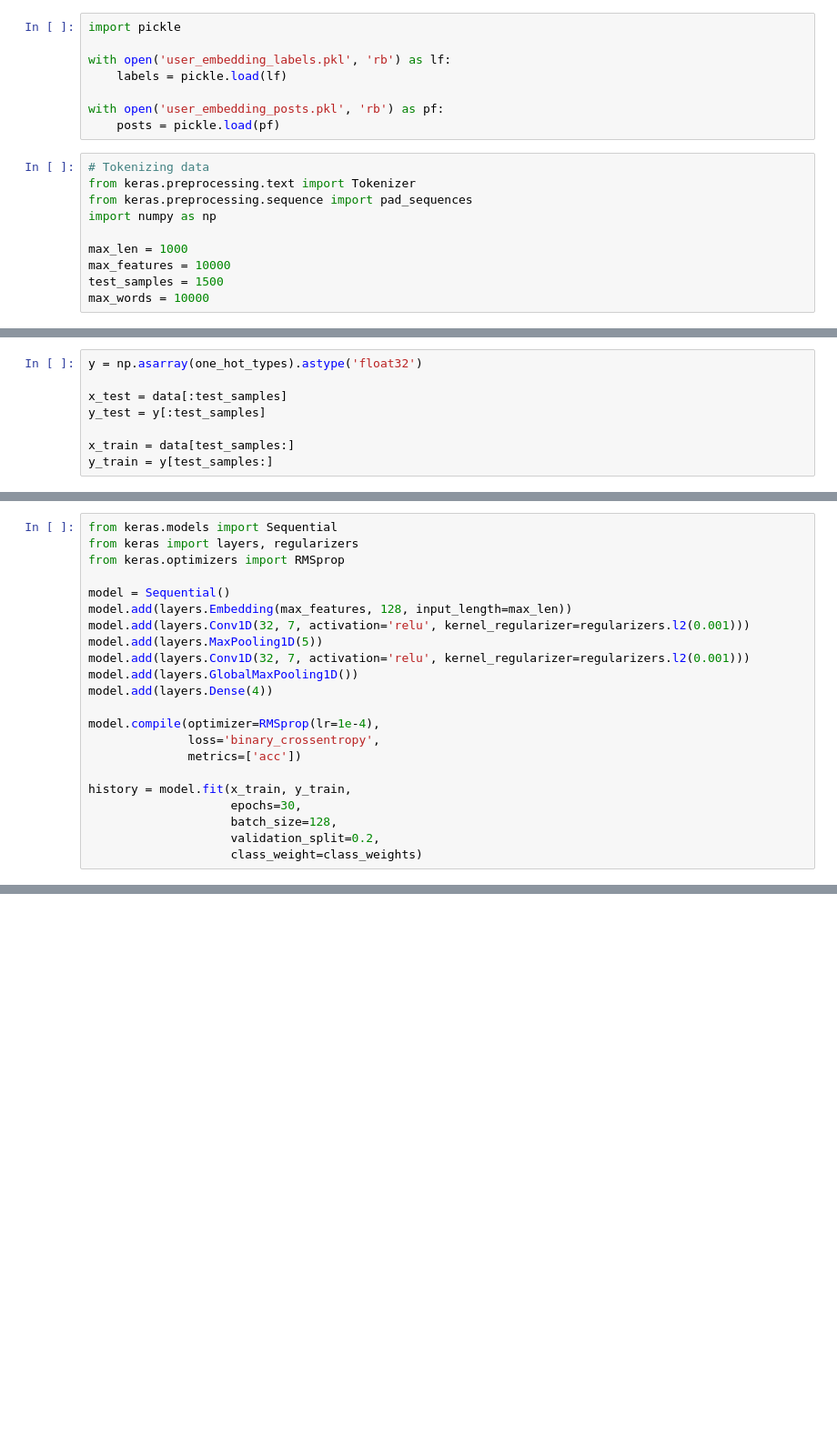
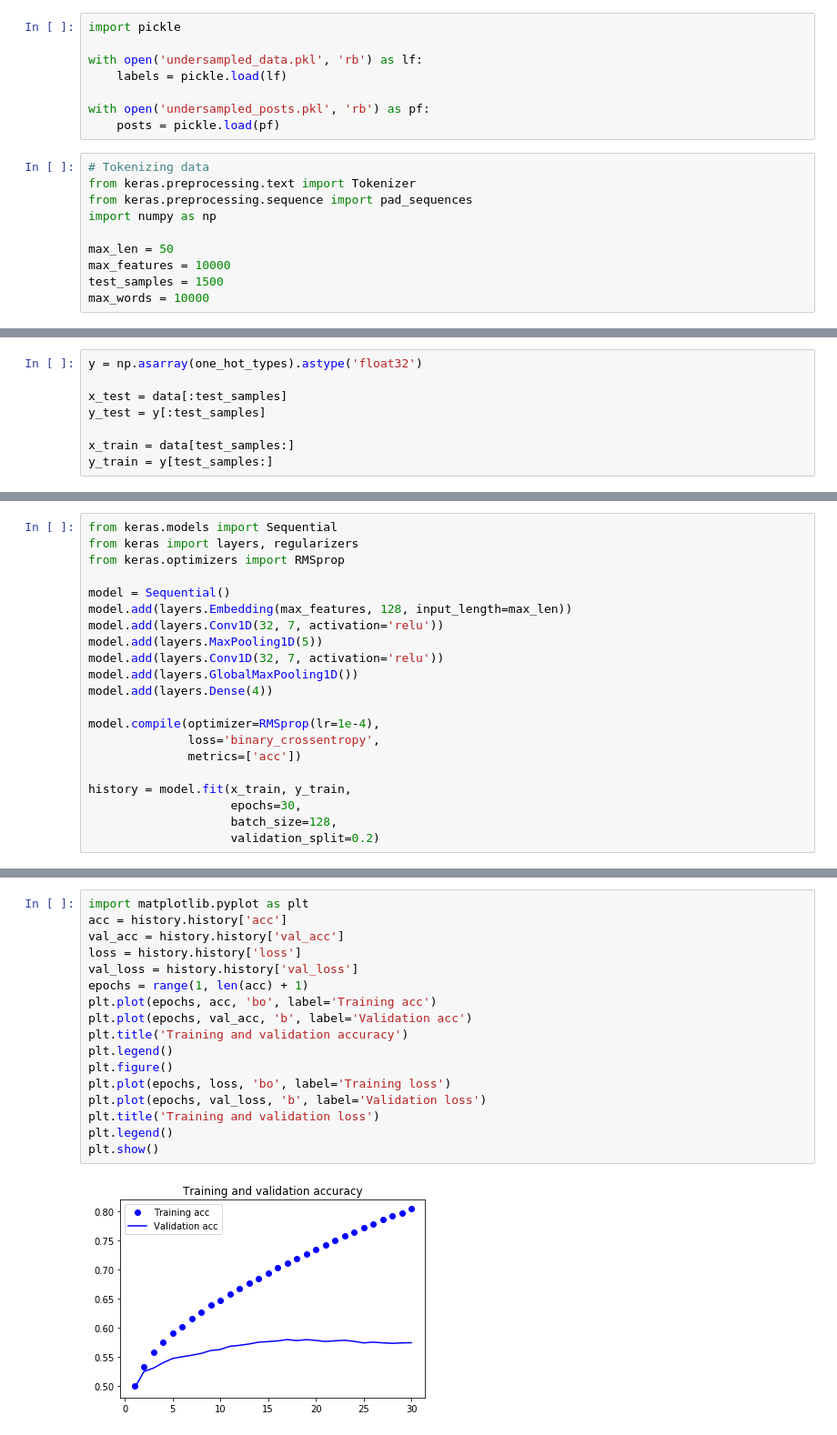
Before and after one commit to PaulKMandal/MBTI-Prediction, a Jupyter notebook: 1D-CNN.ipynb, the cells around one changed output, grey strips where cells are left out. Shown: that part at 91% size. Saved outputs shown, nothing was run; the diff lists cells and outputs as text; blank space fills up the shorter version.

```diff
--- a/1D-CNN.ipynb
+++ b/1D-CNN.ipynb
@@ -1,10 +1,10 @@
 # %%
 import pickle
 
-with open('user_embedding_labels.pkl', 'rb') as lf:
+with open('undersampled_data.pkl', 'rb') as lf:
     labels = pickle.load(lf)
 
-with open('user_embedding_posts.pkl', 'rb') as pf:
+with open('undersampled_posts.pkl', 'rb') as pf:
     posts = pickle.load(pf)
 # %%
 # Tokenizing data
@@ -12,7 +12,7 @@ from keras.preprocessing.text import Tokenizer
 from keras.preprocessing.sequence import pad_sequences
 import numpy as np
 
-max_len = 1000
+max_len = 50
 max_features = 10000
 test_samples = 1500
 max_words = 10000
@@ -115,9 +104,9 @@ from keras.optimizers import RMSprop
 
 model = Sequential()
 model.add(layers.Embedding(max_features, 128, input_length=max_len))
-model.add(layers.Conv1D(32, 7, activation='relu', kernel_regularizer=regularizers.l2(0.001)))
+model.add(layers.Conv1D(32, 7, activation='relu'))
 model.add(layers.MaxPooling1D(5))
-model.add(layers.Conv1D(32, 7, activation='relu', kernel_regularizer=regularizers.l2(0.001)))
+model.add(layers.Conv1D(32, 7, activation='relu'))
 model.add(layers.GlobalMaxPooling1D())
 model.add(layers.Dense(4))
 
@@ -128,6 +117,5 @@ model.compile(optimizer=RMSprop(lr=1e-4),
 history = model.fit(x_train, y_train,
                     epochs=30,
                     batch_size=128,
-                    validation_split=0.2,
-                    class_weight=class_weights)
+                    validation_split=0.2)
 # %% [output]
@@ -150,0 +139,19 @@ Epoch 30/30
+# %%
+import matplotlib.pyplot as plt
+acc = history.history['acc']
+val_acc = history.history['val_acc']
+loss = history.history['loss']
+val_loss = history.history['val_loss']
+epochs = range(1, len(acc) + 1)
+plt.plot(epochs, acc, 'bo', label='Training acc')
+plt.plot(epochs, val_acc, 'b', label='Validation acc')
+plt.title('Training and validation accuracy')
+plt.legend()
+plt.figure()
+plt.plot(epochs, loss, 'bo', label='Training loss')
+plt.plot(epochs, val_loss, 'b', label='Validation loss')
+plt.title('Training and validation loss')
+plt.legend()
+plt.show()
+# %% [output]
+[figure, added]
```
Also changed, not shown: parts of 8 cells of this notebook, 13 other files.
